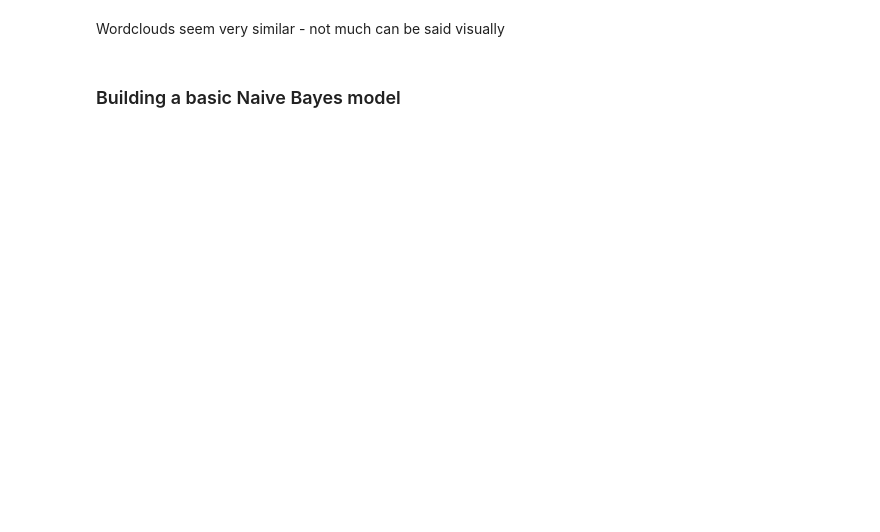
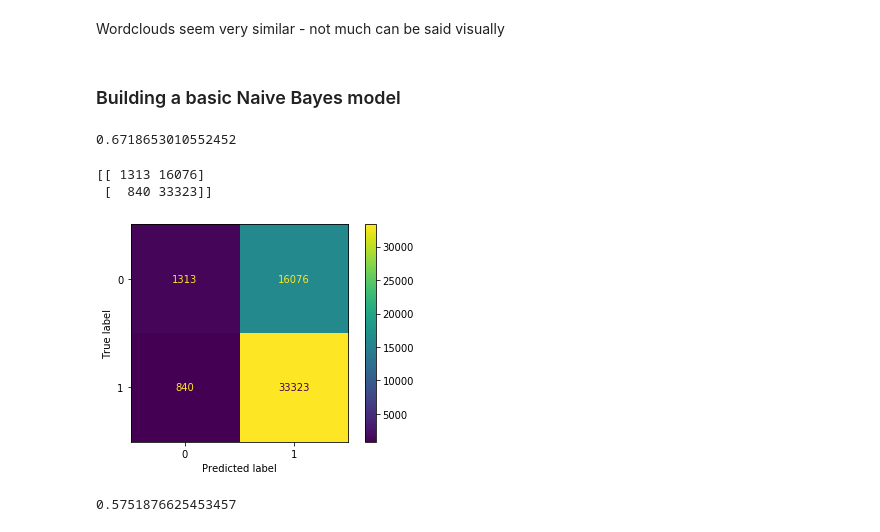
Before and after one commit to aaparashar/racial-bias-detection, a Jupyter notebook: Midterm.ipynb, the cells around one changed output. Cells and saved outputs as stored; diff of their text form; code cells hidden in the pictures; blank space fills up the shorter version.

```diff
--- a/Midterm.ipynb
+++ b/Midterm.ipynb
@@ -5,8 +5,8 @@ f_dict = {5:0, 6:0, 8:0, 10:0, 12:0, 15:0}
 import pandas as pd
 import numpy as np
 import json
-path = './dataset/FOOTBALL/football_15.json'
-window_length = 15
+path = './dataset/FOOTBALL/football_5.json'
+window_length = 5
 # %%
 import fasttext
 from wordcloud import WordCloud
@@ -49,4 +62,4 @@ len(data_df)
 # %%
-data_df = data_df.loc[data_df['Position']=='QB']
+# data_df = data_df.loc[data_df['Position']=='QB']
 # %%
 data_df.head()
@@ -89,7 +124,7 @@ Wordclouds seem very similar - not much can be said visually
 # %% [markdown]
 ### Building a basic Naive Bayes model
 # %%
-data_df['label'] = data_df.Race.map({'white': 1, 'nonwhite': 0})
+data_df['label'] = data_df.Race.map({'white': 0, 'nonwhite': 1})
 
 # preprocessing
 
@@ -126,9 +161,9 @@ X_train, X_test, y_train, y_test = train_test_split(counts_tfidf, data_df['label
 from sklearn.naive_bayes import MultinomialNB
 from sklearn.linear_model import LogisticRegression
 
-# model = MultinomialNB().fit(X_train, y_train)
-scikit_log_reg = LogisticRegression(solver='liblinear',random_state=0, C=5, penalty='l2',max_iter=100)
-model=scikit_log_reg.fit(X_train,y_train)
+model = MultinomialNB().fit(X_train, y_train)
+# scikit_log_reg = LogisticRegression(solver='liblinear',random_state=0, C=5, penalty='l2',max_iter=100)
+# model=scikit_log_reg.fit(X_train,y_train)
 # %%
 import numpy as np
 
@@ -136,11 +171,22 @@ predicted = model.predict(X_test)
 
 acc_dict[window_length] = np.mean(predicted == y_test)
 print(np.mean(predicted == y_test))
+# %% [output]
+0.6718653010552452
 # %%
 from sklearn.metrics import confusion_matrix
+from sklearn.metrics import plot_confusion_matrix
+print(confusion_matrix(y_test, predicted))
 
-print(confusion_matrix(y_test, predicted))
+plot_confusion_matrix(model, X_test, y_test, values_format='d')  # doctest: +SKIP
+plt.show()
+# %% [output]
+[[ 1313 16076]
+ [  840 33323]]
+[figure, added]
 # %%
 from sklearn.metrics import f1_score, precision_score, recall_score
 f_dict[window_length] = f1_score(y_test, predicted, average='macro')
 print(f1_score(y_test, predicted, average='macro'))
+# %% [output]
+0.5751876625453457
```
Also changed, not shown: parts of 17 cells of this notebook.
